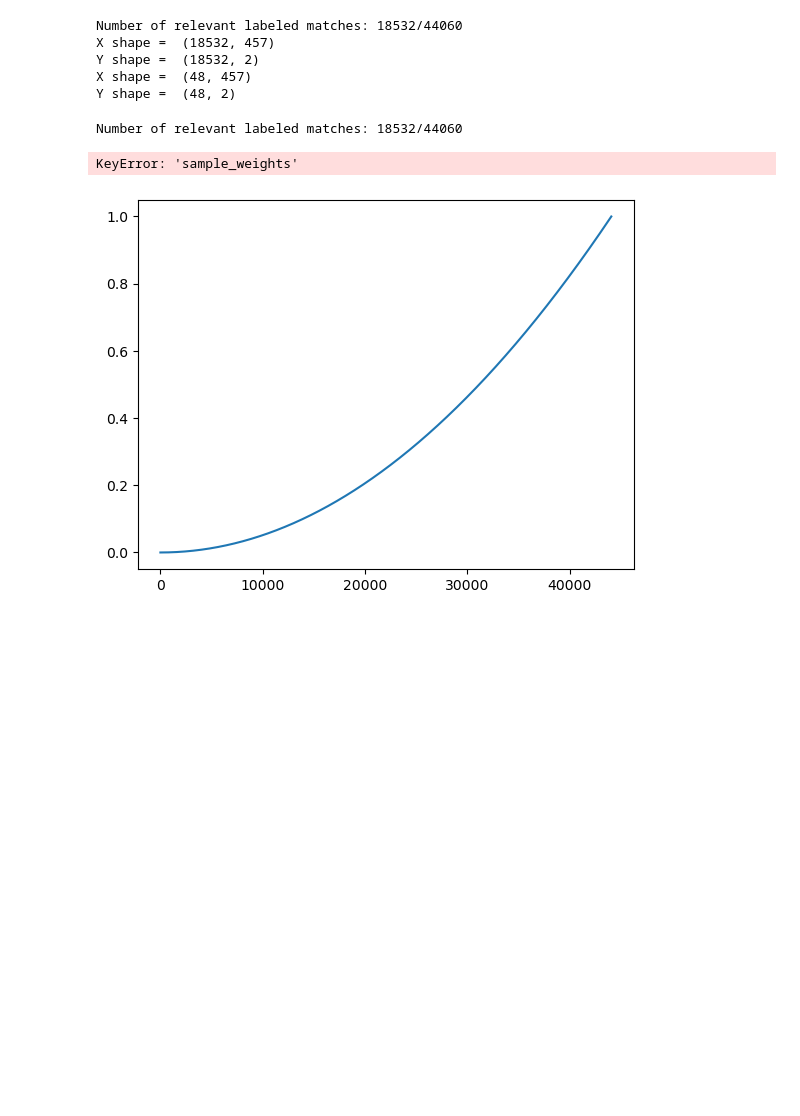
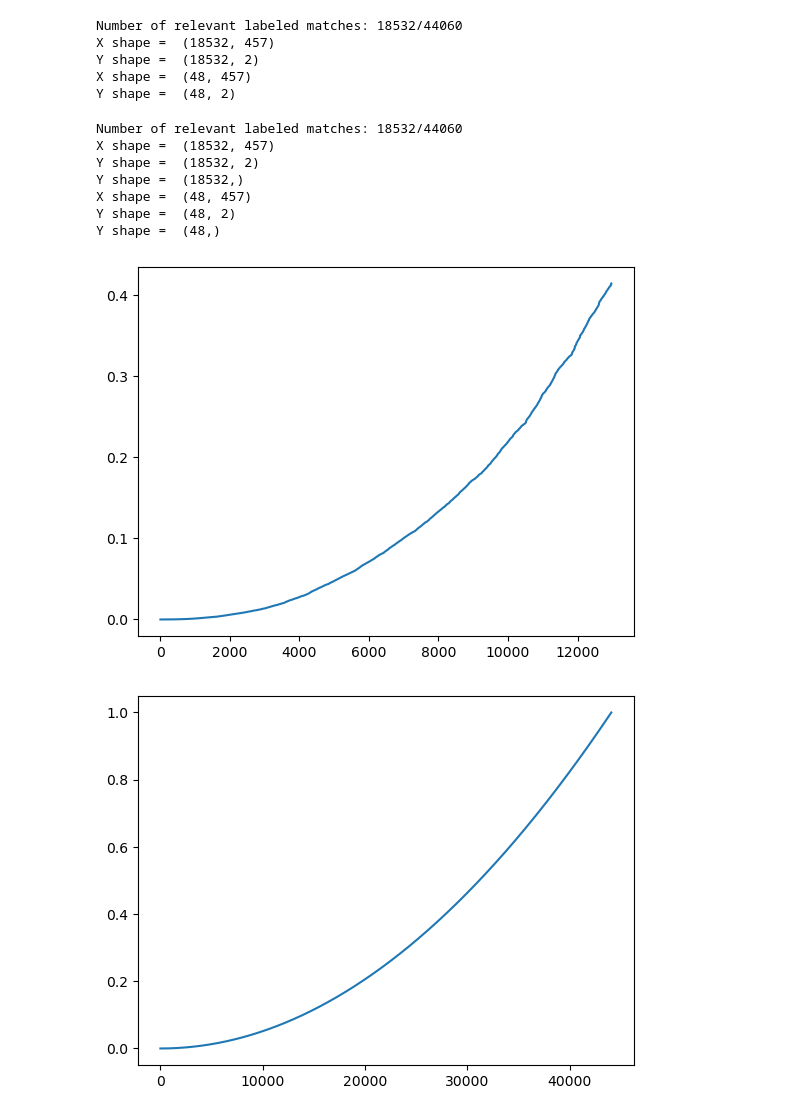
Before and after one commit to bulkam/AIMatch, a Jupyter notebook: Data_processing.ipynb, the cells around one changed output. Cells and saved outputs as stored; diff of their text form; code cells hidden in the pictures; blank space fills up the shorter version.

```diff
--- a/Data_processing.ipynb
+++ b/Data_processing.ipynb
@@ -233,8 +233,16 @@ Y shape =  (48, 2)
 # %%
 importlib.reload(prep)
 X_train, Y_train, X_val, Y_val, X_test, sample_weights_train, sample_weights_val = prep.Dataset().get_input_data(sample_weights_degree=2) # see which parameters can be modified
+plt.plot(sample_weights_train)
+plt.show()
 # %% [output]
 Number of relevant labeled matches: 18532/44060
+X shape =  (18532, 457)
+Y shape =  (18532, 2)
+Y shape =  (18532,)
+X shape =  (48, 457)
+Y shape =  (48, 2)
+Y shape =  (48,)
-KeyError: 'sample_weights'
+[figure, added]
 # %%
 importlib.reload(prep)
```
Also changed, not shown: parts of 1 cell of this notebook, 4 other files.
